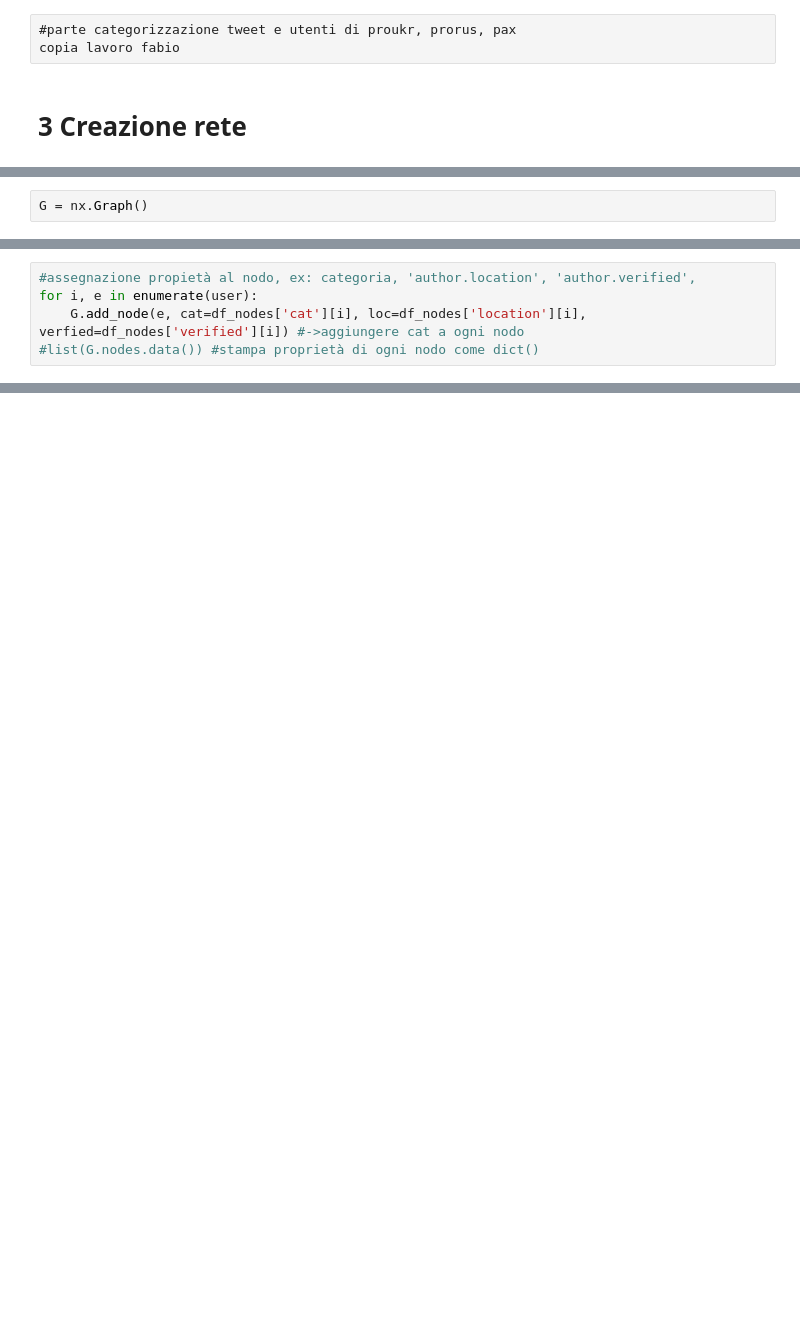
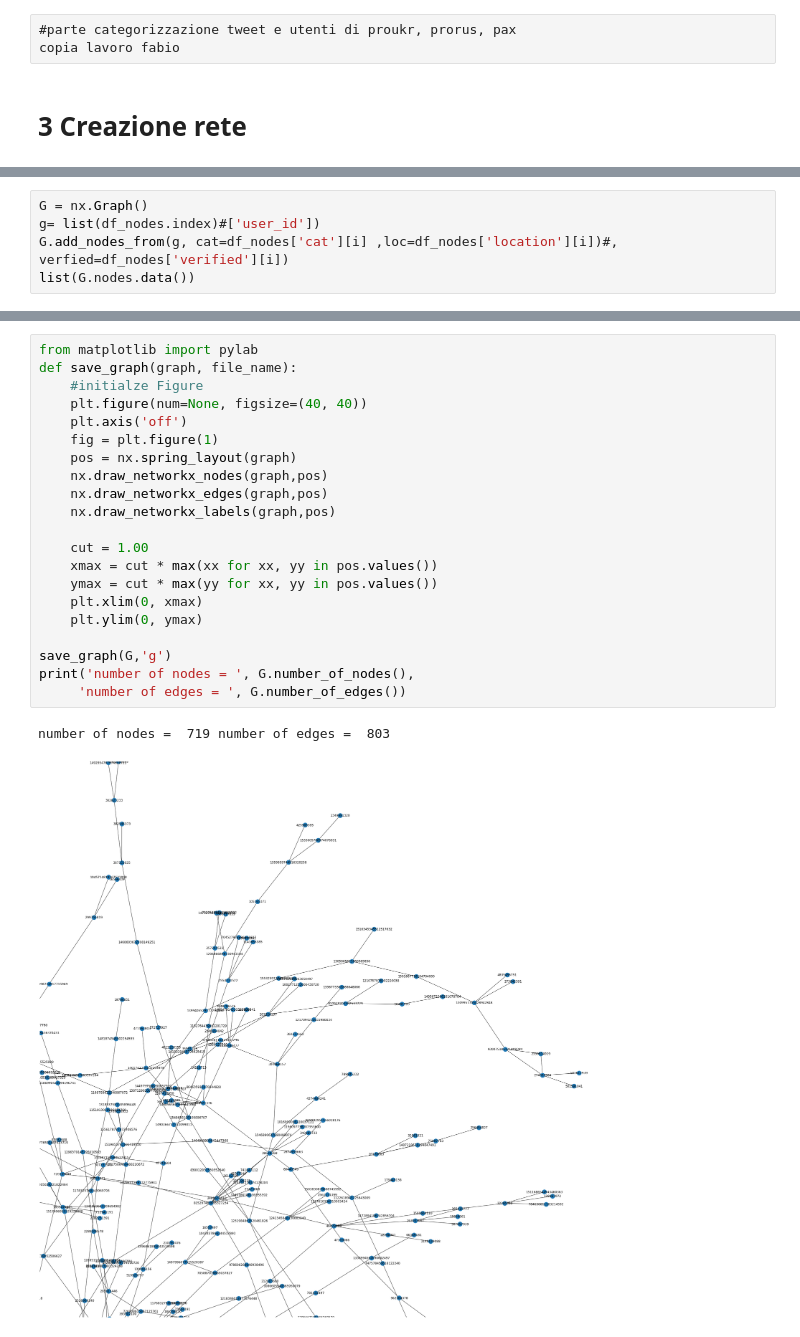
Before and after one commit to gatto/ds-network-analysis, a Jupyter notebook: py/net_building/2) Creazione rete.ipynb, the cells around one changed output, grey strips where cells are left out. Cells and saved outputs as stored; diff of their text form; blank space fills up the shorter version.

```diff
--- a/py/net_building/2) Creazione rete.ipynb
+++ b/py/net_building/2) Creazione rete.ipynb
@@ -344,2 +491,5 @@ copia lavoro fabio
 # %%
 G = nx.Graph()
+g= list(df_nodes.index)#['user_id'])
+G.add_nodes_from(g, cat=df_nodes['cat'][i] ,loc=df_nodes['location'][i])#, verfied=df_nodes['verified'][i])
+list(G.nodes.data())
@@ -346,5 +513,0 @@ G = nx.Graph()
-# %%
-#assegnazione propietà al nodo, ex: categoria, 'author.location', 'author.verified',
-for i, e in enumerate(user):
-    G.add_node(e, cat=df_nodes['cat'][i], loc=df_nodes['location'][i], verfied=df_nodes['verified'][i]) #->aggiungere cat a ogni nodo
-#list(G.nodes.data()) #stampa proprietà di ogni nodo come dict()
@@ -409,0 +554,24 @@ nx.draw(G)
+# %%
+from matplotlib import pylab
+def save_graph(graph, file_name):
+    #initialze Figure
+    plt.figure(num=None, figsize=(40, 40))
+    plt.axis('off')
+    fig = plt.figure(1)
+    pos = nx.spring_layout(graph)
+    nx.draw_networkx_nodes(graph,pos)
+    nx.draw_networkx_edges(graph,pos)
+    nx.draw_networkx_labels(graph,pos)
+
+    cut = 1.00
+    xmax = cut * max(xx for xx, yy in pos.values())
+    ymax = cut * max(yy for xx, yy in pos.values())
+    plt.xlim(0, xmax)
+    plt.ylim(0, ymax)
+
+save_graph(G,'g')
+print('number of nodes = ', G.number_of_nodes(),
+     'number of edges = ', G.number_of_edges())
+# %% [output]
+number of nodes =  719 number of edges =  803
+[figure, added]
```
Also changed, not shown: parts of 50 cells of this notebook, 4 other files.
